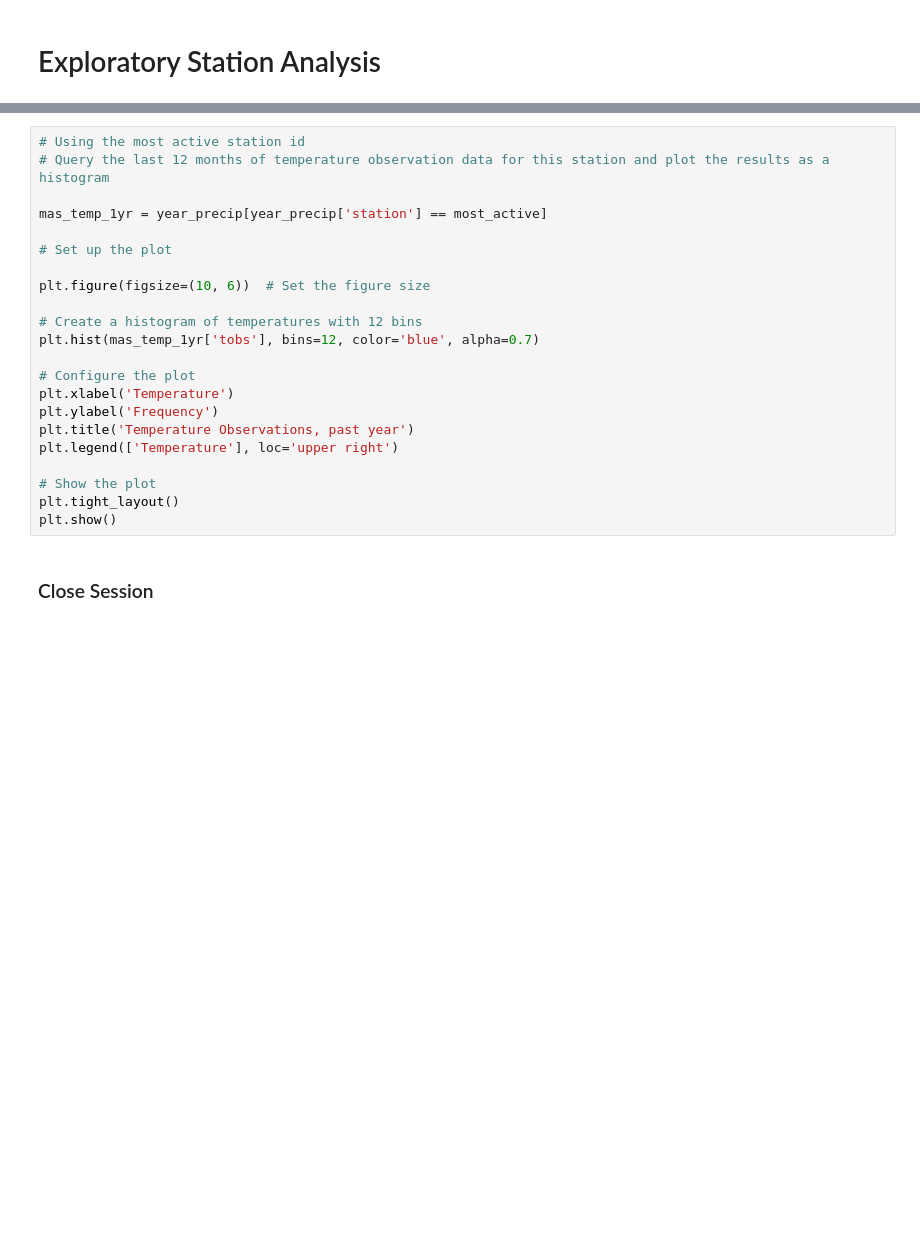
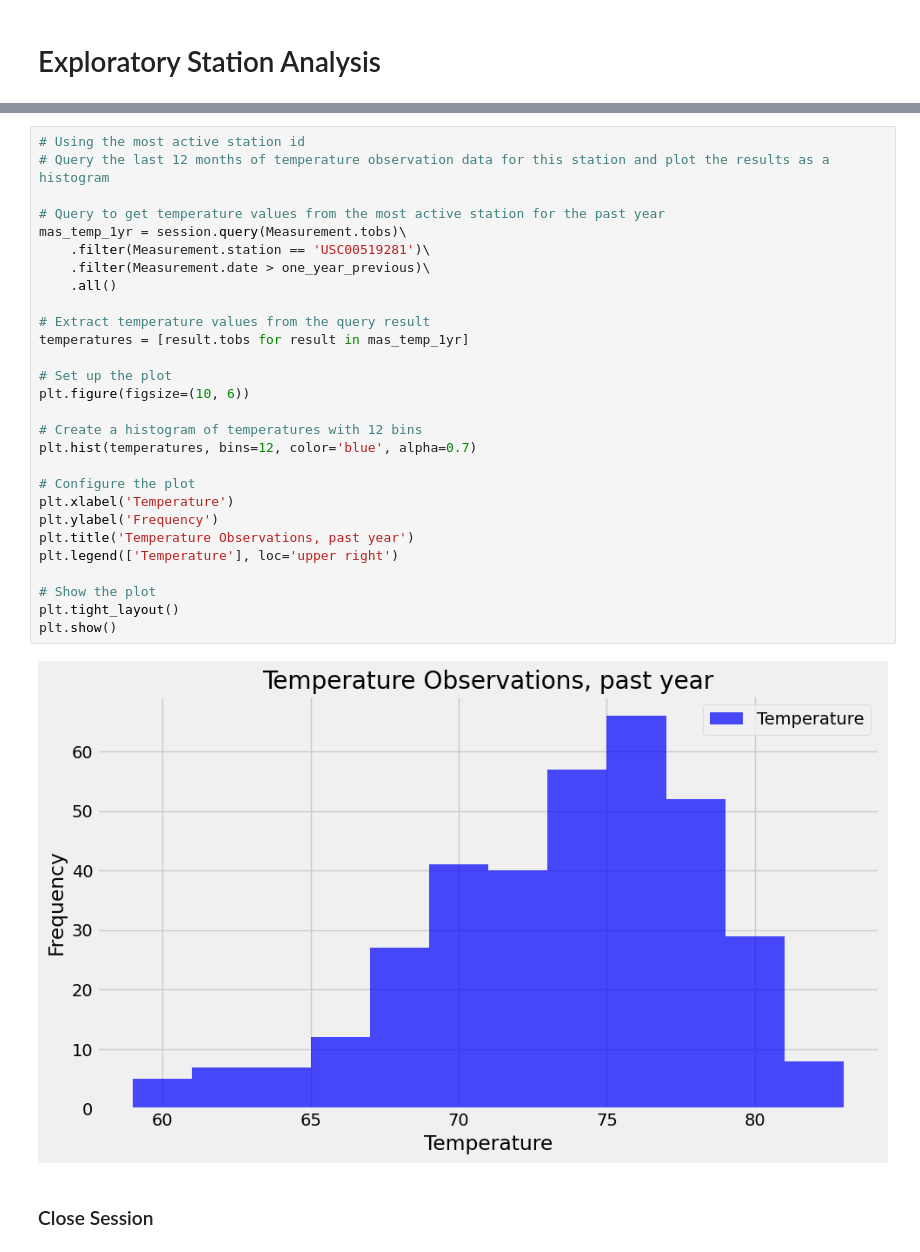
Before and after one commit to JNorthData/sqlalchemy-challenge, a Jupyter notebook: SurfsUp/SQLAlchemy_script.ipynb, the cells around one changed output, grey strips where cells are left out. Saved outputs shown, nothing was run; the diff lists cells and outputs as text; blank space fills up the shorter version.

```diff
--- a/SurfsUp/SQLAlchemy_script.ipynb
+++ b/SurfsUp/SQLAlchemy_script.ipynb
@@ -110,25 +144,33 @@ print(f'Average Temp: {mas_avg}')
 # %%
 # Using the most active station id
 # Query the last 12 months of temperature observation data for this station and plot the results as a histogram
 
-mas_temp_1yr = year_precip[year_precip['station'] == most_active]
+# Query to get temperature values from the most active station for the past year
+mas_temp_1yr = session.query(Measurement.tobs)\
+    .filter(Measurement.station == 'USC00519281')\
+    .filter(Measurement.date > one_year_previous)\
+    .all()
+
+# Extract temperature values from the query result
+temperatures = [result.tobs for result in mas_temp_1yr]
 
 # Set up the plot
-
-plt.figure(figsize=(10, 6))  # Set the figure size
+plt.figure(figsize=(10, 6))
 
 # Create a histogram of temperatures with 12 bins
-plt.hist(mas_temp_1yr['tobs'], bins=12, color='blue', alpha=0.7)
+plt.hist(temperatures, bins=12, color='blue', alpha=0.7)
 
 # Configure the plot
 plt.xlabel('Temperature')
 plt.ylabel('Frequency')
 plt.title('Temperature Observations, past year')
 plt.legend(['Temperature'], loc='upper right')
 
 # Show the plot
 plt.tight_layout()
 plt.show()
+# %% [output]
+[figure, added]
 # %% [markdown]
 ### Close Session
 # %%
```
Also changed, not shown: parts of 9 cells of this notebook.
